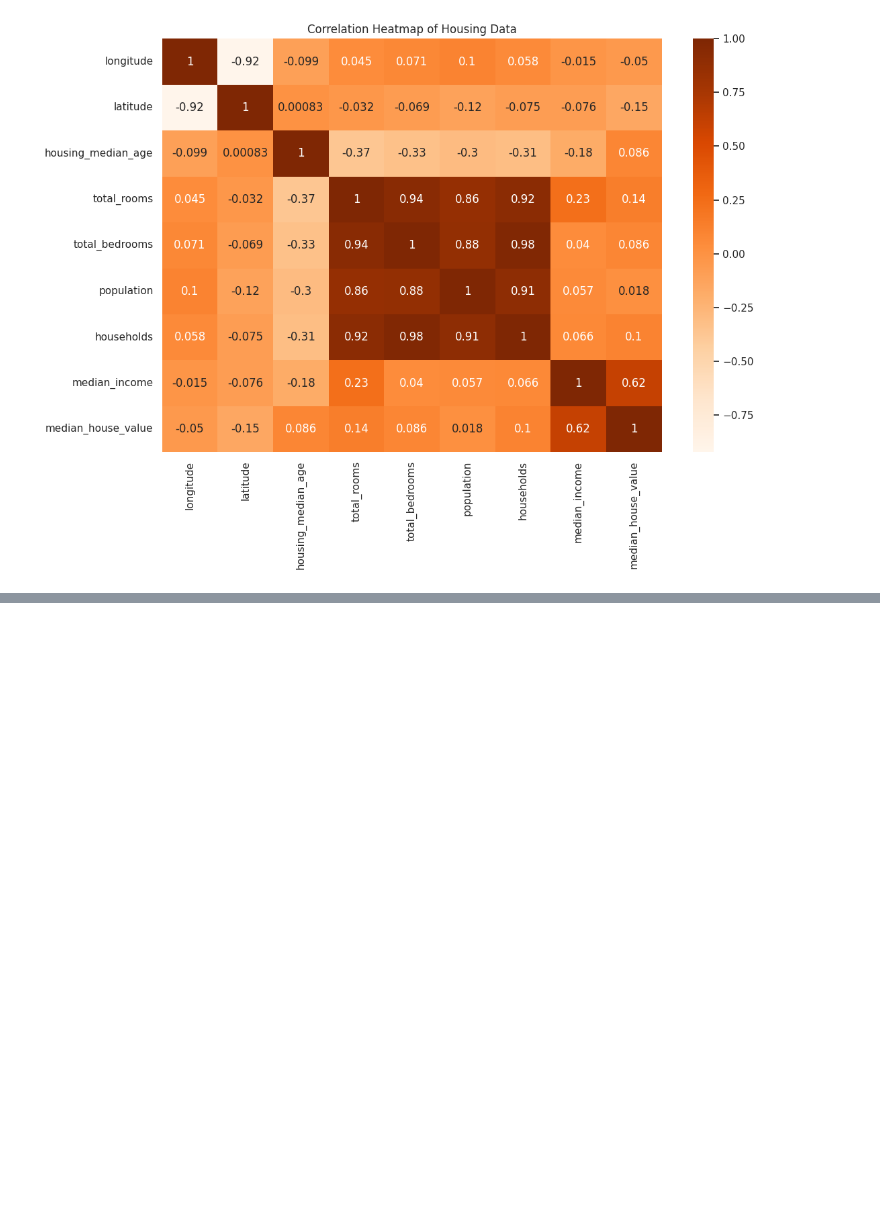
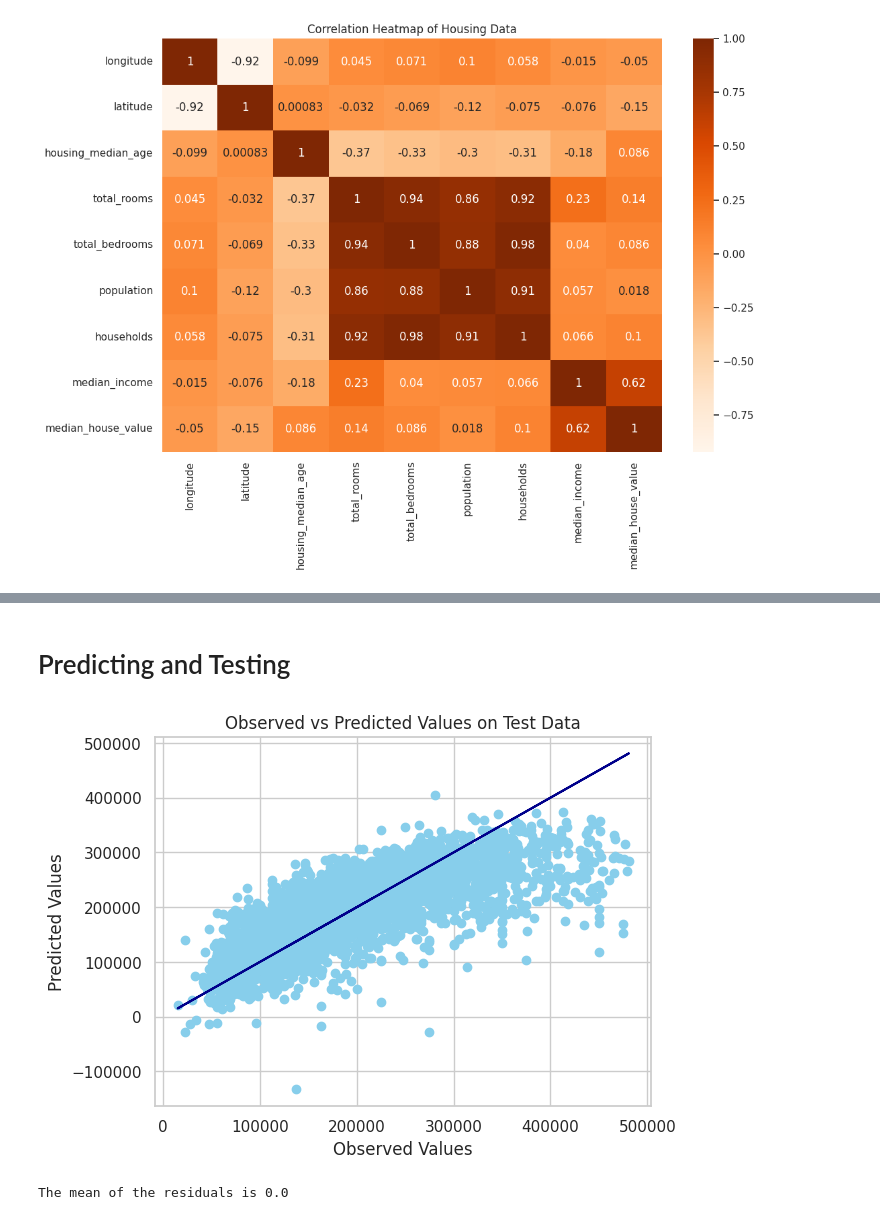
Before and after one commit to qhflrjsQkd/ALP-CS_GW, a Jupyter notebook: homework5.ipynb, the cells around one changed output, grey strips where cells are left out. Cells and saved outputs as stored; diff of their text form; code cells hidden in the pictures; blank space fills up the shorter version.

```diff
--- a/homework5.ipynb
+++ b/homework5.ipynb
@@ -237,0 +389,18 @@ plt.show()
+# %%
+#Define our features(independent variables) and target(dependent variable)
+features= ['longitude', 'latitude', 'housing_median_age', 'total_rooms',
+       'population', 'households', 'median_income',
+       'ocean_proximity_<1H OCEAN', 'ocean_proximity_INLAND',
+       'ocean_proximity_NEAR BAY', 'ocean_proximity_NEAR OCEAN']
+
+target = ['median_house_value']
+
+X = data[features]
+y = data[target]
+
+#Split the data into a training set and a test set
+X_train, X_test, y_train, y_test = train_test_split(X, y, test_size=0.2, random_state=777)
+
+#check the size of the splits
+print(f'Training set size: {X_train.shape[0]} samples')
+print(f'Test set size: {X_test.shape[0]} samples')
@@ -237,0 +416,5 @@ plt.show()
+# %%
+# Add a constant. To understand this you need to stud Linear Regression in detail and it's equation.
+
+X_train_const = sm.add_constant(X_train)
+X_train_const
@@ -237,0 +435,2 @@ plt.show()
+# %%
+model_fitted = sm.OLS(y_train, X_train_const).fit() #Fits the model to the data
@@ -237,0 +458,22 @@ plt.show()
+# %% [markdown]
+# Predicting and Testing
+# %%
+X_test_const = sm.add_constant(X_test)
+test_predictions = model_fitted.predict(X_test_const)
+# %%
+# Scatter plot for observed vs predicted values on test data
+plt.scatter(y_test, test_predictions, color = "skyblue")
+plt.xlabel('Observed Values')
+plt.ylabel('Predicted Values')
+plt.title('Observed vs Predicted Values on Test Data')
+plt.plot(y_test, y_test, color='darkblue') # line for perfect prediction (true values)
+plt.show()
+# %% [output]
+[figure, added]
+# %%
+# Calculate the mean of the residuals
+mean_residuals = np.mean(model_fitted.resid)
+
+print(f"The mean of the residuals is {np.round(mean_residuals,2)}") #rounds to two decimal places
+# %% [output]
+The mean of the residuals is 0.0
```
Also changed, not shown: parts of 45 cells of this notebook.
